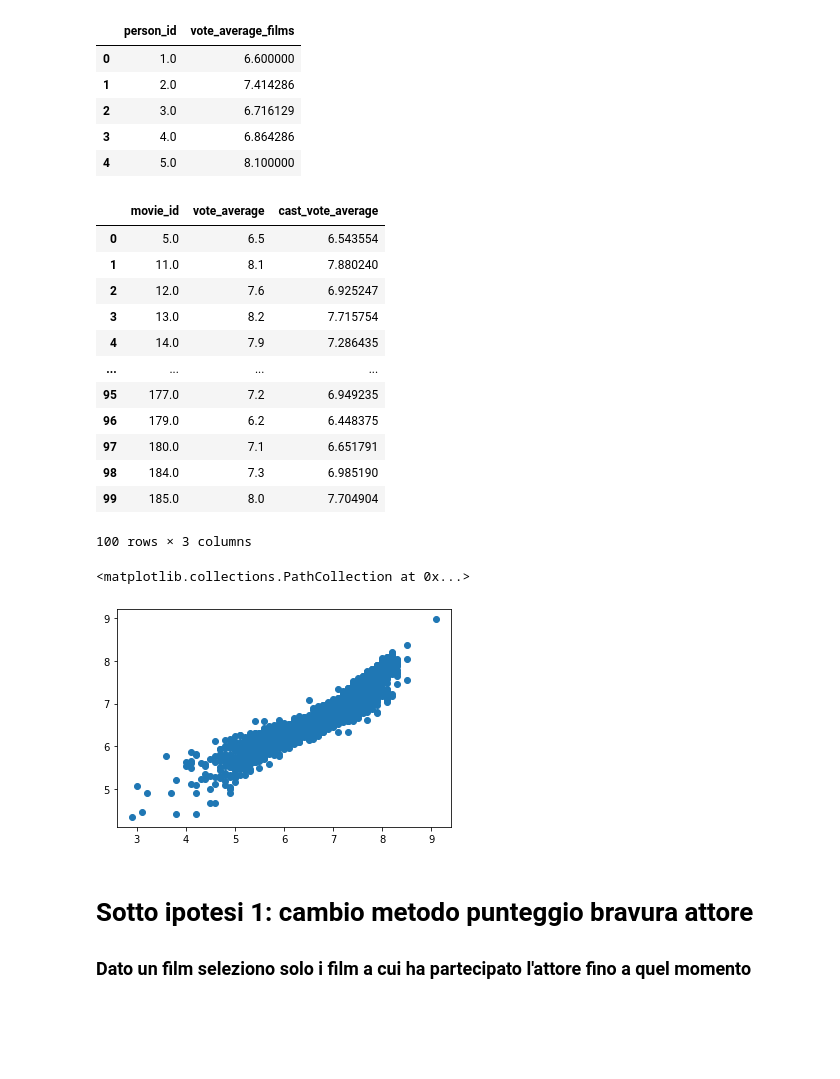
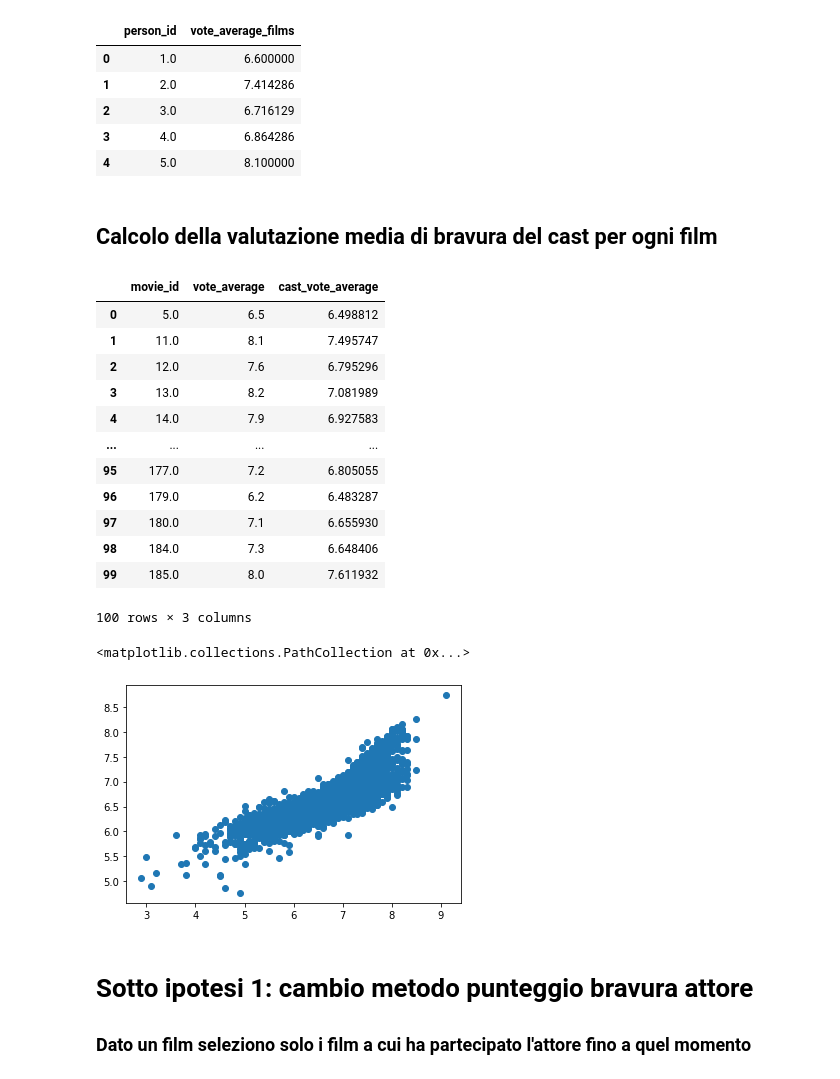
Before and after one commit to Janluke0/DSBDA-Project, a Jupyter notebook: Hypotheses/Hp4_Migliori_Film_Bravi_Attori.ipynb, the cells around one changed output. Cells and saved outputs as stored; diff of their text form; code cells hidden in the pictures; blank space fills up the shorter version.

```diff
--- a/Hypotheses/Hp4_Migliori_Film_Bravi_Attori.ipynb
+++ b/Hypotheses/Hp4_Migliori_Film_Bravi_Attori.ipynb
@@ -37,5 +43,13 @@ movie_rates_df
 # %%
+
+
 cast_coll = db.cast
-cast_df = pd.DataFrame(cast_coll.find({},{'movie_id':'movie_id', 'person_id':'person_id'}))
-cast_df.head()
+cast_df = pd.DataFrame(cast_coll.find({},{'movie_id':'movie_id', 'person_id':'person_id'})).drop(columns='_id')
+#cast_df.head()
+
+actors_num_film_df = cast_df.groupby('person_id').count().reset_index().rename(columns={'movie_id':'num_film'})
+actors_num_film_df = actors_num_film_df.loc[actors_num_film_df['num_film'] >= num_film]
+
+actors_movie_num_film_df = pd.merge(cast_df,actors_num_film_df, on='person_id')
+actors_movie_num_film_df
 # %% [output]
@@ -48,10 +69,9 @@ cast_df.head()
 # %% [markdown]
 ## Film e attori che vi hanno partecipato
 # %%
-movies_actor_df = pd.merge(cast_df,movie_rates_df, on='movie_id')
-movies_actor_df = movies_actor_df.drop(columns=['_id','vote_count'])
-tmp1 = movies_actor_df.groupby(['movie_id','person_id'])
-tmp1.first()
+movies_actor_df = pd.merge(actors_movie_num_film_df,movie_rates_df, on='movie_id').drop(columns=['vote_count','num_film'])
+
+movies_actor_df.groupby(['movie_id','person_id']).first()
 # %% [output]
 |  |  | vote_average |
 | movie_id | person_id |  |
@@ -89,6 +93,6 @@ Name: person_id, dtype: float64
 # %%
-tmp = movies_actor_df.loc[movies_actor_df['person_id'].isin(actors_id_num_film)]
-actors_mean_rate_films = tmp.groupby('person_id').mean().reset_index().drop(columns='movie_id').rename(columns=   {'vote_average':'vote_average_films'})
+
+actors_mean_rate_films = movies_actor_df.groupby('person_id').mean().reset_index().drop(columns='movie_id').rename(columns=   {'vote_average':'vote_average_films'})
 
 actors_mean_rate_films.head()
 # %% [output]
@@ -98,30 +102,33 @@ actors_mean_rate_films.head()
 | 2 | 3.0 | 6.716129 |
 | 3 | 4.0 | 6.864286 |
 | 4 | 5.0 | 8.100000 |
+# %% [markdown]
+## Calcolo della valutazione media di bravura del cast per ogni film
 # %%
-tmp2 = pd.merge(movies_actor_df, actors_mean_rate_films, on='person_id')
-tmp3 = tmp2.groupby('movie_id').mean().reset_index().rename(columns={'vote_average_films':'cast_vote_average'}).drop(columns='person_id')
-tmp3.head(100)
+tmp = pd.merge(movies_actor_df, actors_mean_rate_films, on='person_id')
+movies_cast_vote_average_df = tmp.groupby('movie_id').mean().reset_index().rename(columns={'vote_average_films':'cast_vote_average'}).drop(columns='person_id')
+
+movies_cast_vote_average_df.head(100)
 # %% [output]
 |  | movie_id | vote_average | cast_vote_average |
-| 0 | 5.0 | 6.5 | 6.543554 |
-| 1 | 11.0 | 8.1 | 7.880240 |
-| 2 | 12.0 | 7.6 | 6.925247 |
-| 3 | 13.0 | 8.2 | 7.715754 |
-| 4 | 14.0 | 7.9 | 7.286435 |
+| 0 | 5.0 | 6.5 | 6.498812 |
+| 1 | 11.0 | 8.1 | 7.495747 |
+| 2 | 12.0 | 7.6 | 6.795296 |
+| 3 | 13.0 | 8.2 | 7.081989 |
+| 4 | 14.0 | 7.9 | 6.927583 |
 | ... | ... | ... | ... |
-| 95 | 177.0 | 7.2 | 6.949235 |
-| 96 | 179.0 | 6.2 | 6.448375 |
-| 97 | 180.0 | 7.1 | 6.651791 |
-| 98 | 184.0 | 7.3 | 6.985190 |
-| 99 | 185.0 | 8.0 | 7.704904 |
+| 95 | 177.0 | 7.2 | 6.805055 |
+| 96 | 179.0 | 6.2 | 6.483287 |
+| 97 | 180.0 | 7.1 | 6.655930 |
+| 98 | 184.0 | 7.3 | 6.648406 |
+| 99 | 185.0 | 8.0 | 7.611932 |
 100 rows × 3 columns
 # %%
 import matplotlib.pyplot as plt
-plt.scatter(tmp3.vote_average,tmp3.cast_vote_average)
+plt.scatter(movies_cast_vote_average_df.vote_average,movies_cast_vote_average_df.cast_vote_average)
 # %% [output]
 <matplotlib.collections.PathCollection at 0x...>
-[figure, old version]
+[figure, new version]
 # %% [markdown]
 # Sotto ipotesi 1: cambio metodo punteggio bravura attore
 ###    Dato un film seleziono solo i film a cui ha partecipato l'attore fino a quel momento
```
Also changed, not shown: parts of 13 cells of this notebook.
